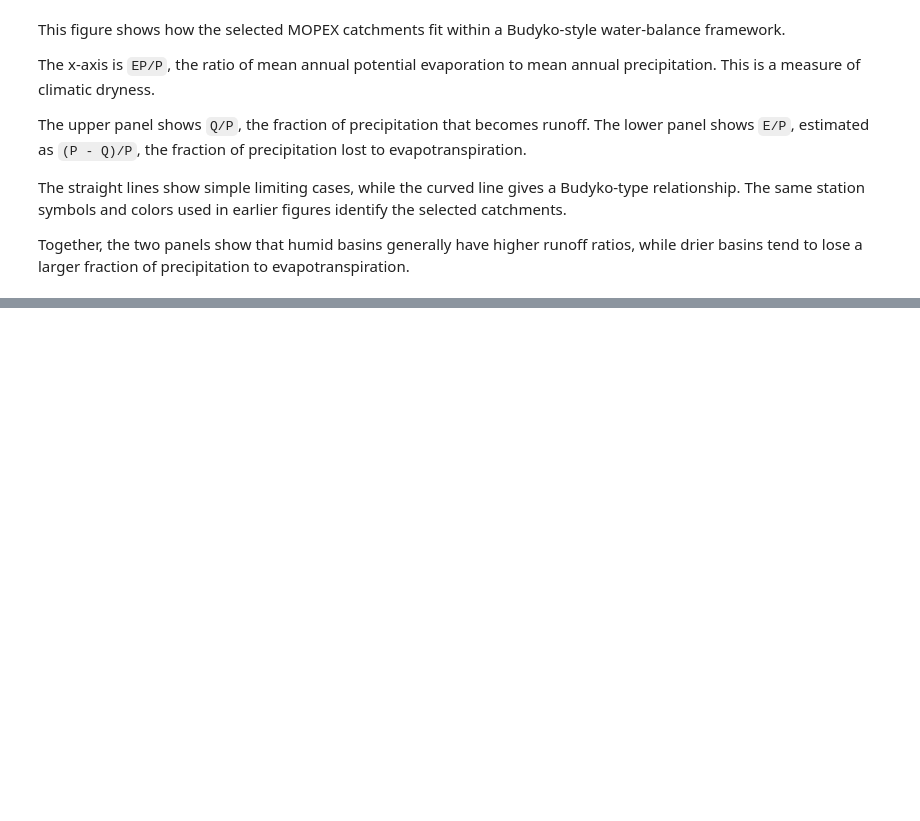
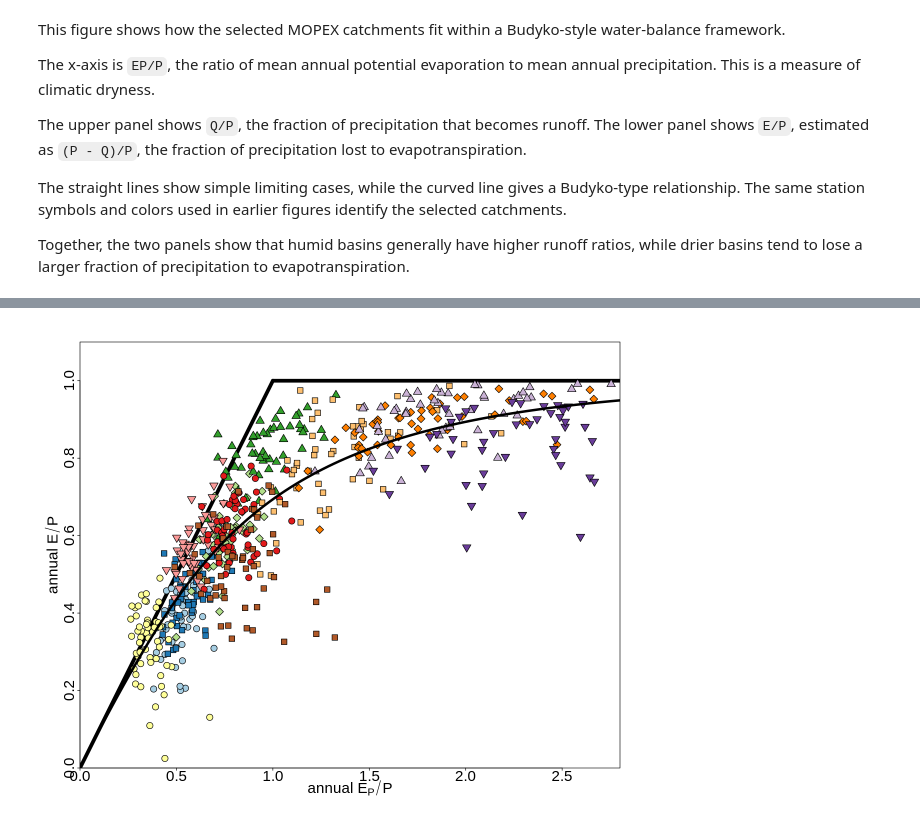
Before and after one commit to alviglio/AlbJupyters, a Jupyter notebook: SivaGuenterPeterBook/Chapter01draft01.ipynb, the cells around one changed output, grey strips where cells are left out. Saved outputs shown, nothing was run; the diff lists cells and outputs as text; code cells hidden in the pictures; blank space fills up the shorter version.

```diff
--- a/SivaGuenterPeterBook/Chapter01draft01.ipynb
+++ b/SivaGuenterPeterBook/Chapter01draft01.ipynb
@@ -334,0 +388,15 @@ Together, the two panels show that humid basins generally have higher runoff rat
+# %%
+options(repr.plot.width = 10, repr.plot.height = 8)
+par(ps=18, mar=c(2.5,3.0,1,1)+0.50, mgp=c(1.5,0.3,0), tcl=-.2, xaxs='i', yaxs='i', las=0)
+plot(c(0,2.8), c(0,1.1), type='n', xlab=expression(paste('annual ', E[P]/P)), ylab=expression(paste('annual ', E/P)))
+  segments(x0=c(0,1), y0=c(0,1), x1=c(1,2.8), y1=c(1,1), lwd=6)
+ for (i in 1:length(sitesFigsSiva)) {
+  sss <- mopex_data[[sitesFigsSiva[i]]]
+  PP <- round(365.25*tapply(sss$P, sss$year, mean, na.rm=TRUE))
+  EE <- round(365.25*tapply(sss$EP, sss$year, mean, na.rm=TRUE))
+  QQ <- round(365.25*tapply(sss$Q, sss$year, mean, na.rm=TRUE))
+  points(EE/PP, (PP - QQ)/PP, pch=pchFigsSiva[i], cex=1.4, bg=colFigsSiva[i])
+ }
+ curve(sqrt(x*(1 - exp(-x))*tanh(1/x)), add=TRUE, lwd=4)
+# %% [output]
+[figure, added]
```
Also changed, not shown: parts of 5 cells of this notebook.
